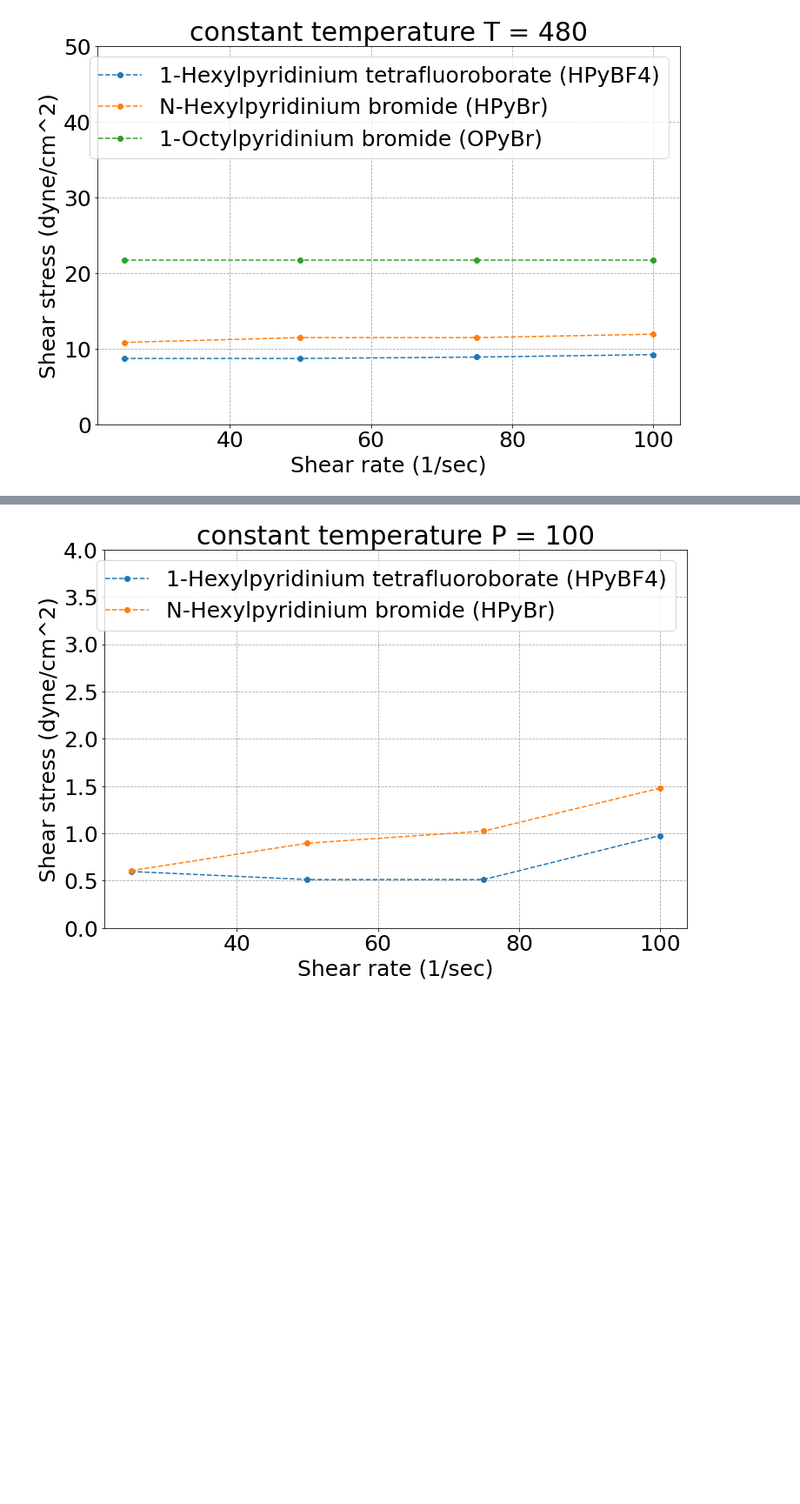
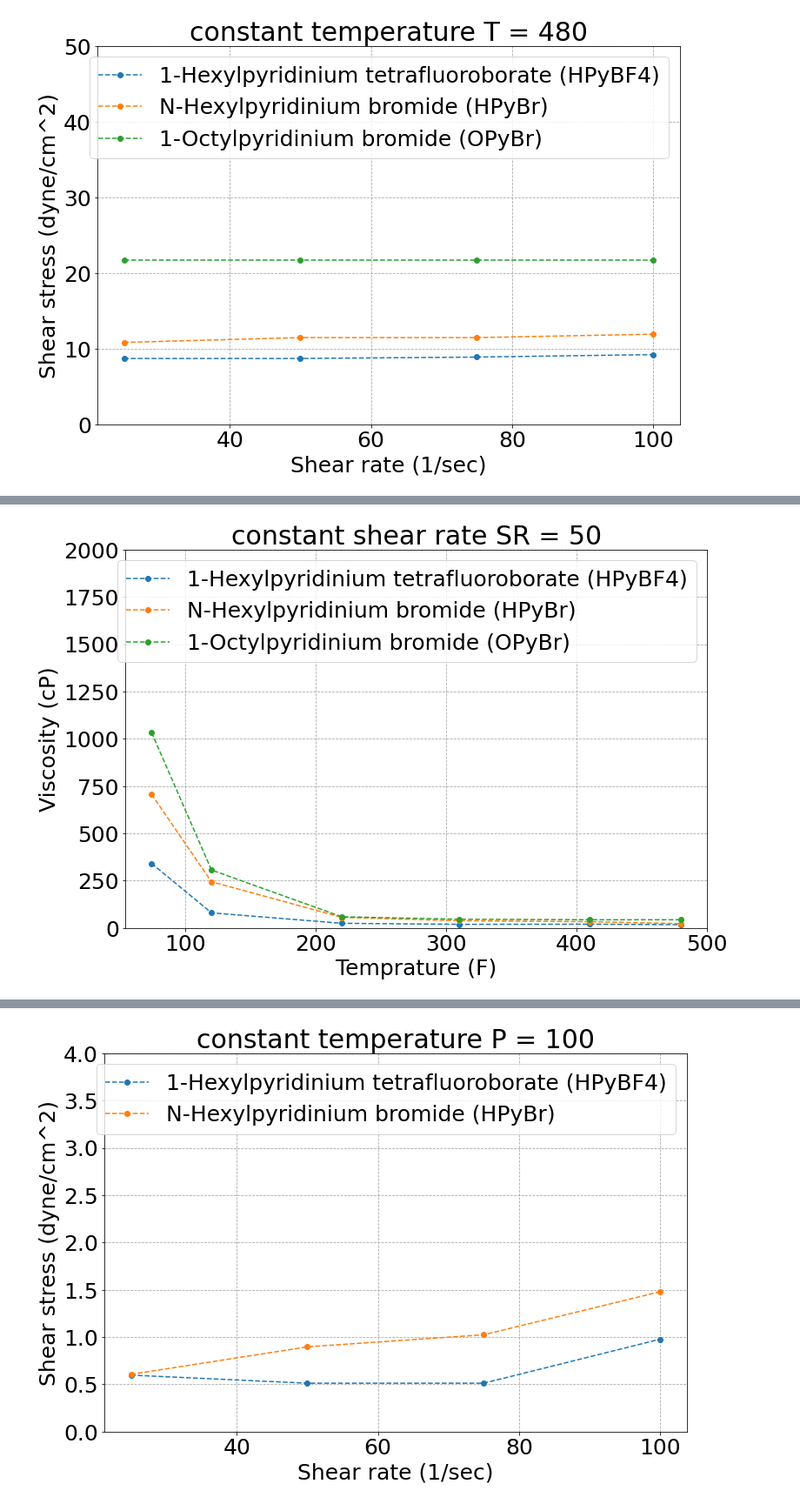
Before and after one commit to Atashnezhad/hpht, a Jupyter notebook: P05.ipynb, the cells around one changed output, grey strips where cells are left out. Shown at 87% size. Cells and saved outputs as stored; diff of their text form; code cells hidden in the pictures; blank space fills up the shorter version.

```diff
--- a/P05.ipynb
+++ b/P05.ipynb
@@ -107,3 +107,25 @@ my_dict = obj.plot_data_4(
+# %%
+obj = MyPlot()
+my_dict = obj.plot_data_4(
+    data,
+
+    il_names=["HPyBF4_CP", "HPyBr_CP", "OPyBr_CP"],
+    grouop_by_parameter=("SR", 50),
+
+    # il_names=["HPyBF4_CT", "HPyBr_CT"],
+    # grouop_by_parameter=("P", 1800),
+    x_parameter="T",
+    y_parameter="cP",
+
+    font_size=25,
+    maping_dict=mapping_dict,
+    title="constant shear rate",
+    y_lim=(0, 2000),
+    x_label="Temprature (F)",
+    y_label="Viscosity (cP)",
+)
+# %% [output]
+[figure, added]
 # %%
 obj = MyPlot()
 my_dict = obj.plot_data_4(
```
Also changed, not shown: parts of 3 cells of this notebook.
